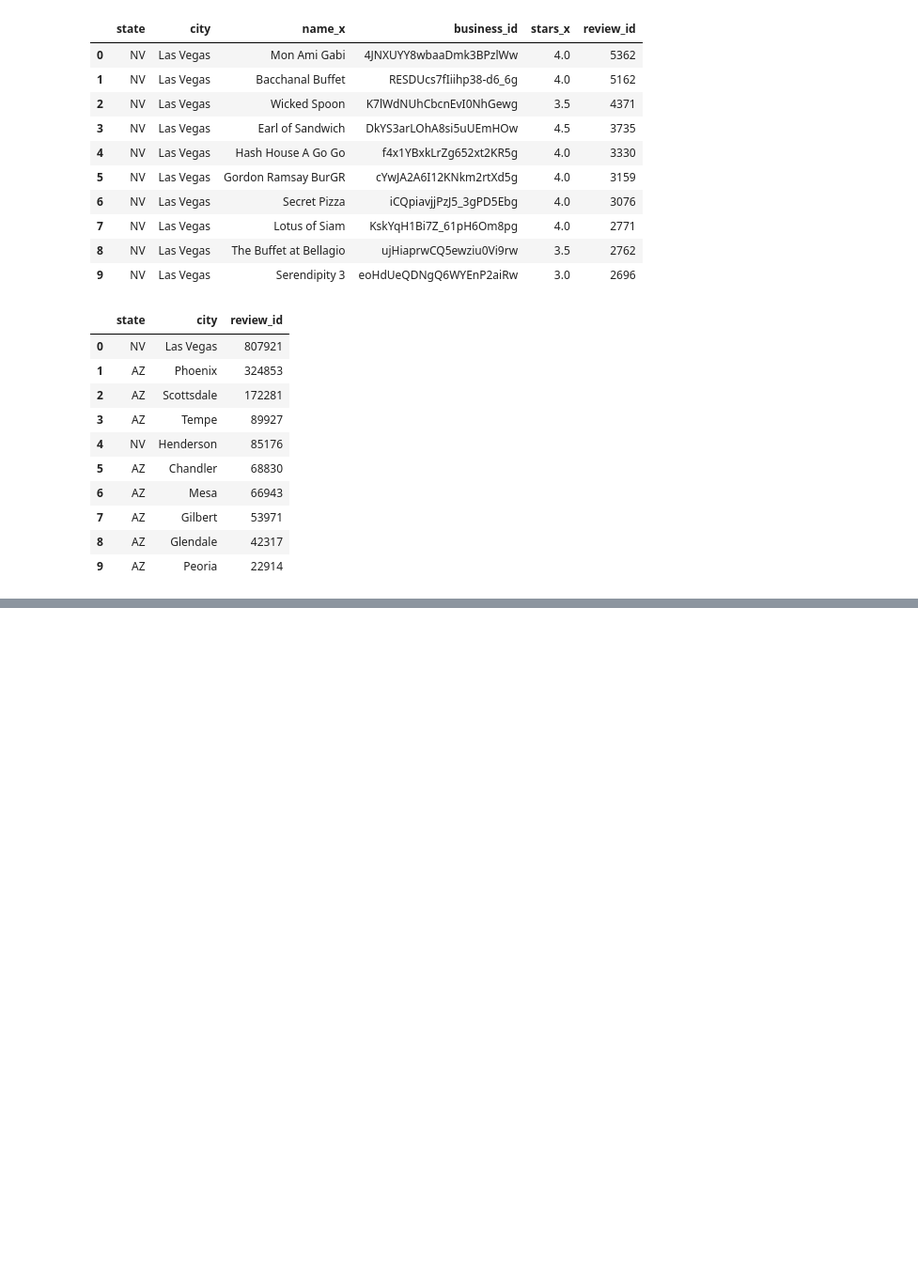
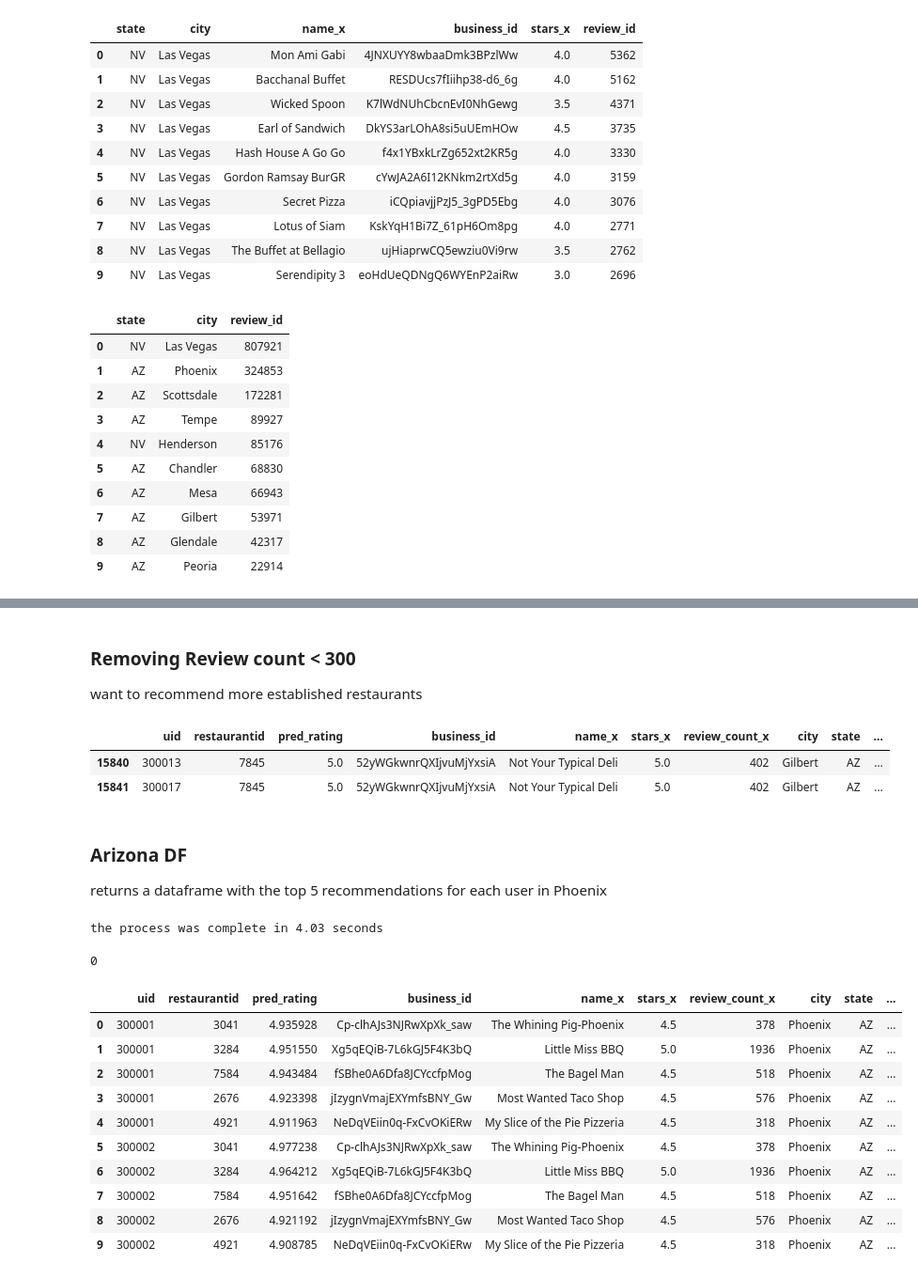
Before and after one commit to mik3up/yelp_recommender_old, a Jupyter notebook: src/Modelling.ipynb, the cells around one changed output, grey strips where cells are left out. Shown at 94% size. Saved outputs shown, nothing was run; the diff lists cells and outputs as text; code cells hidden in the pictures; blank space fills up the shorter version.

```diff
--- a/src/Modelling.ipynb
+++ b/src/Modelling.ipynb
@@ -925,0 +1318,2 @@ Gordon Ramsay BurGR
+# %%
+pred_df = pd.read_pickle('../data/pred_df.p')
@@ -925,0 +1322,8 @@ Gordon Ramsay BurGR
+# %%
+# sort df
+pred_df = pred_df.sort_values(by=['pred_rating'], ascending=False)
+# %%
+pred_df2 = pd.merge(pred_df, ref_df, how='inner', left_on='restaurantid', right_on='p_restaurantid')
+
+print(pred_df.shape)
+pred_df2.head()
@@ -925,0 +1338,47 @@ Gordon Ramsay BurGR
+# %% [markdown]
+### Removing Review count < 300
+
+want to recommend more established restaurants
+# %%
+pred_df2 = pred_df2[pred_df2['review_count_x']>300]
+pred_df2.head(2)
+# %% [output]
+|  | uid | restaurantid | pred_rating | business_id | name_x | stars_x | review_count_x | city | state | ... |
+| 15840 | 300013 | 7845 | 5.0 | 52yWGkwnrQXIjvuMjYxsiA | Not Your Typical Deli | 5.0 | 402 | Gilbert | AZ | ... |
+| 15841 | 300017 | 7845 | 5.0 | 52yWGkwnrQXIjvuMjYxsiA | Not Your Typical Deli | 5.0 | 402 | Gilbert | AZ | ... |
+# %% [markdown]
+### Arizona DF
+
+returns a dataframe with the top 5 recommendations for each user in Phoenix
+# %%
+start = time.time()
+
+az_pred_df = pred_df2[pred_df2['state']=='AZ']
+az_pred_df = az_pred_df[az_pred_df['city']=='Phoenix']
+
+top_phoenix_pred_df = pd.DataFrame()
+
+for uid in range(300001, 300792+1):
+    temp_df = az_pred_df[az_pred_df['uid']==uid].head(5)
+    top_phoenix_pred_df = top_phoenix_pred_df.append(temp_df, ignore_index=True)
+
+end = time.time()
+
+print('the process was complete in {:.2f} seconds'.format(end-start))
+os.system('say "the dataframe is complete!!"');
+
+top_phoenix_pred_df.head(10)
+# %% [output]
+the process was complete in 4.03 seconds
+0
+|  | uid | restaurantid | pred_rating | business_id | name_x | stars_x | review_count_x | city | state | ... |
+| 0 | 300001 | 3041 | 4.935928 | Cp-clhAJs3NJRwXpXk_saw | The Whining Pig-Phoenix | 4.5 | 378 | Phoenix | AZ | ... |
+| 1 | 300001 | 3284 | 4.951550 | Xg5qEQiB-7L6kGJ5F4K3bQ | Little Miss BBQ | 5.0 | 1936 | Phoenix | AZ | ... |
+| 2 | 300001 | 7584 | 4.943484 | fSBhe0A6Dfa8JCYccfpMog | The Bagel Man | 4.5 | 518 | Phoenix | AZ | ... |
+| 3 | 300001 | 2676 | 4.923398 | jIzygnVmajEXYmfsBNY_Gw | Most Wanted Taco Shop | 4.5 | 576 | Phoenix | AZ | ... |
+| 4 | 300001 | 4921 | 4.911963 | NeDqVEiin0q-FxCvOKiERw | My Slice of the Pie Pizzeria | 4.5 | 318 | Phoenix | AZ | ... |
+| 5 | 300002 | 3041 | 4.977238 | Cp-clhAJs3NJRwXpXk_saw | The Whining Pig-Phoenix | 4.5 | 378 | Phoenix | AZ | ... |
+| 6 | 300002 | 3284 | 4.964212 | Xg5qEQiB-7L6kGJ5F4K3bQ | Little Miss BBQ | 5.0 | 1936 | Phoenix | AZ | ... |
+| 7 | 300002 | 7584 | 4.951642 | fSBhe0A6Dfa8JCYccfpMog | The Bagel Man | 4.5 | 518 | Phoenix | AZ | ... |
+| 8 | 300002 | 2676 | 4.921192 | jIzygnVmajEXYmfsBNY_Gw | Most Wanted Taco Shop | 4.5 | 576 | Phoenix | AZ | ... |
+| 9 | 300002 | 4921 | 4.908785 | NeDqVEiin0q-FxCvOKiERw | My Slice of the Pie Pizzeria | 4.5 | 318 | Phoenix | AZ | ... |
```
Also changed, not shown: parts of 78 cells of this notebook, 1 other file.
